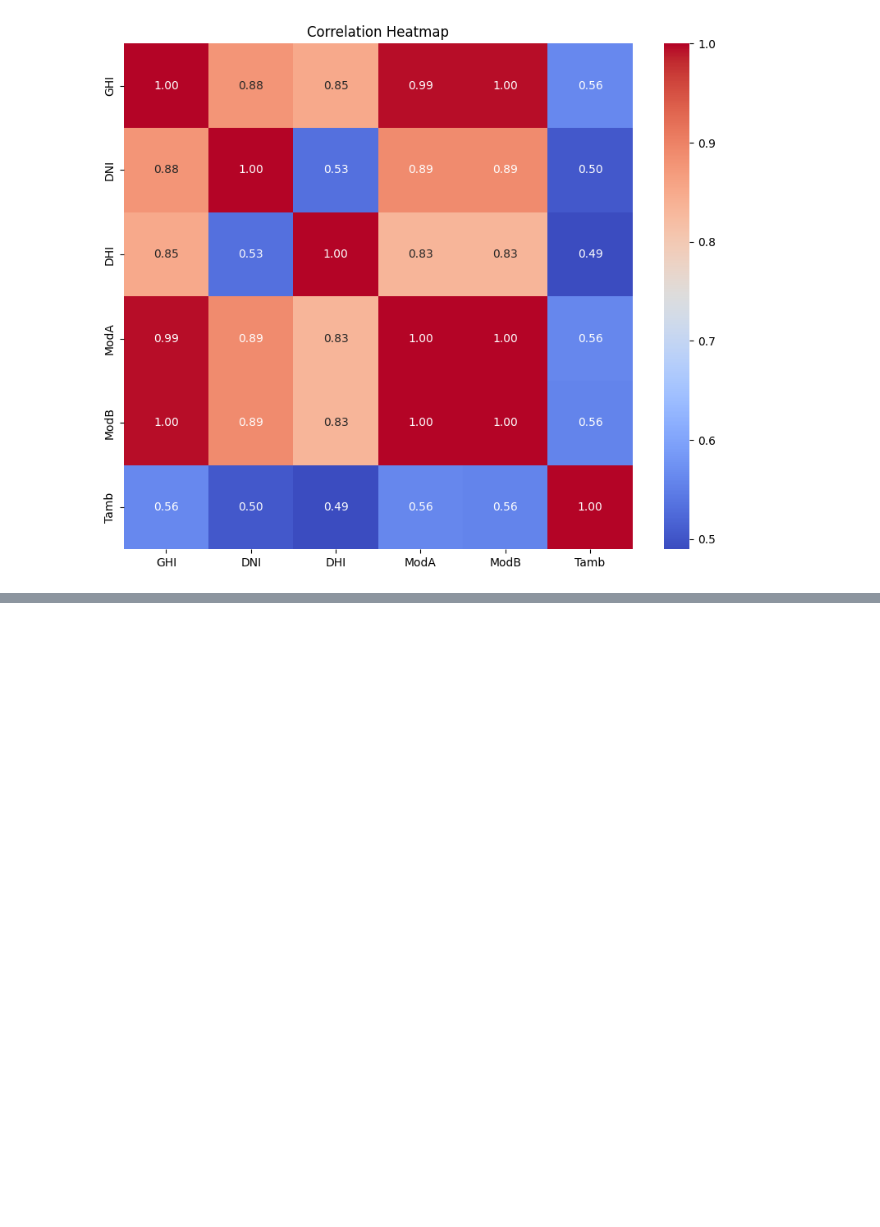
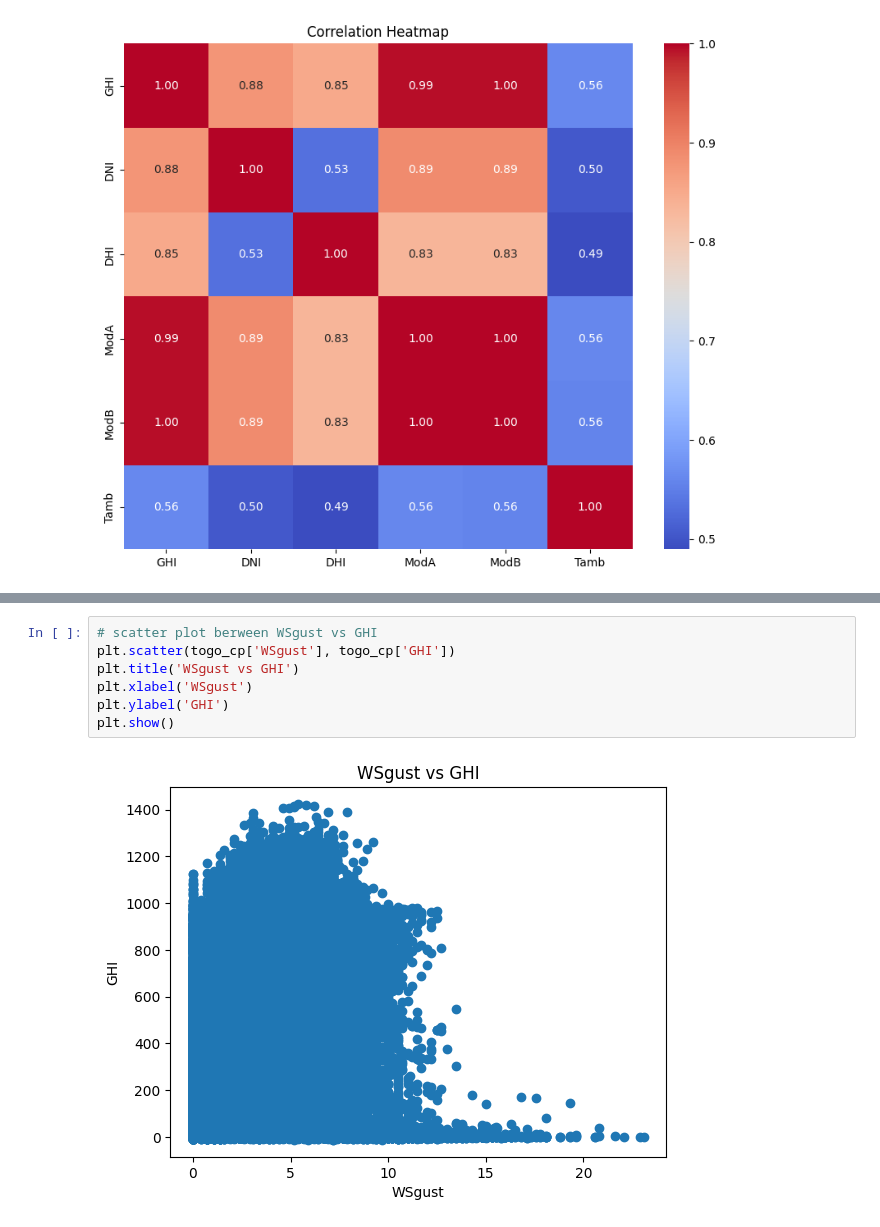
Before and after one commit to Kidist-c/solar-challenge-week1, a Jupyter notebook: notebooks/togo-eda.ipynb, the cells around one changed output, grey strips where cells are left out. Drawn from its saved outputs; the diff is of its cells as text; blank space fills up the shorter version.

```diff
--- a/notebooks/togo-eda.ipynb
+++ b/notebooks/togo-eda.ipynb
@@ -384,0 +394,9 @@ plt.show()
+# %%
+# scatter plot berween WSgust vs GHI
+plt.scatter(togo_cp['WSgust'], togo_cp['GHI'])
+plt.title('WSgust vs GHI')
+plt.xlabel('WSgust')
+plt.ylabel('GHI')
+plt.show()
+# %% [output]
+[figure, added]
```
Also changed, not shown: parts of 4 cells of this notebook.
